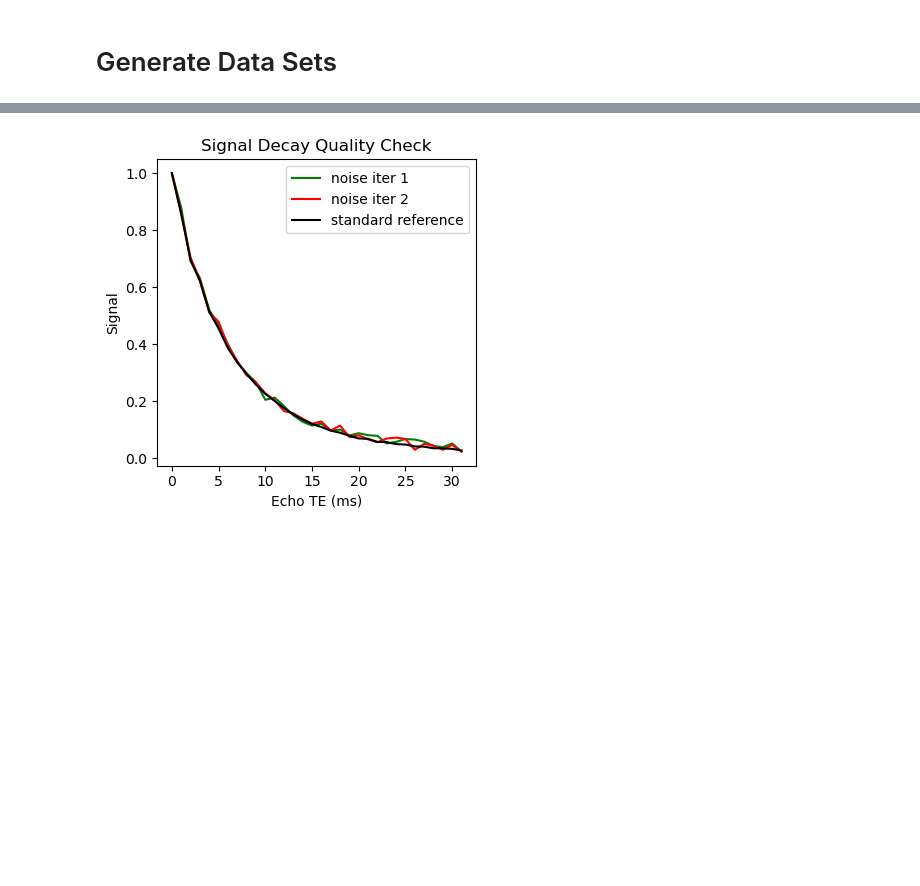
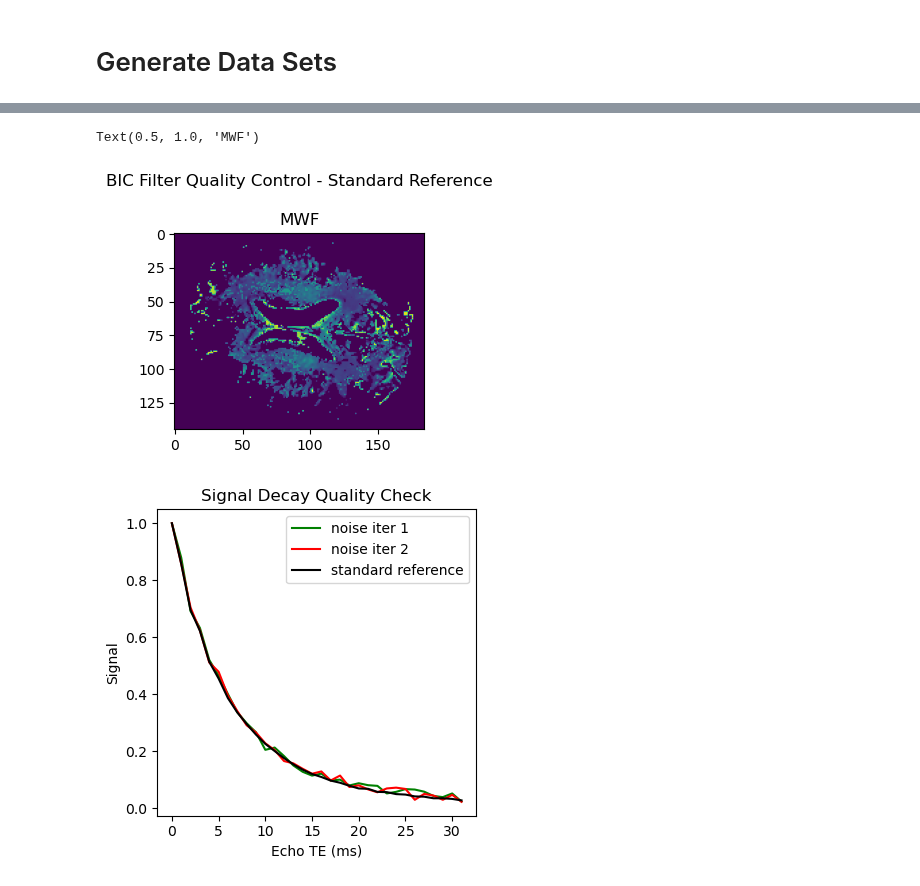
Before and after one commit to Griffin997/Regularization, a Jupyter notebook: EstimateP_ProcessExperiments_BIC.ipynb, the cells around one changed output, grey strips where cells are left out. Saved outputs shown, nothing was run; the diff lists cells and outputs as text; code cells hidden in the pictures; blank space fills up the shorter version.

```diff
--- a/EstimateP_ProcessExperiments_BIC.ipynb
+++ b/EstimateP_ProcessExperiments_BIC.ipynb
@@ -396,3 +410,11 @@ Text(0.5, 1.0, 'Mono X Region')
+# %%
+fig, ax = plt.subplots(1,1,figsize=(4,3),tight_layout=True)
+fig.suptitle('BIC Filter Quality Control - Standard Reference')
+ax.imshow(gs_nonreg_estimates[:,:,0])
+ax.set_title('MWF')
+# %% [output]
+Text(0.5, 1.0, 'MWF')
+[figure, added]
 # %%
 fig, ax = plt.subplots(1,1,figsize=(4,4),tight_layout=True)
 plt.plot(all_data[0,n_vert//2,n_hori//2,:], color = 'g', label = 'noise iter 1')
```
Also changed, not shown: parts of 12 cells of this notebook, 1 other file.
